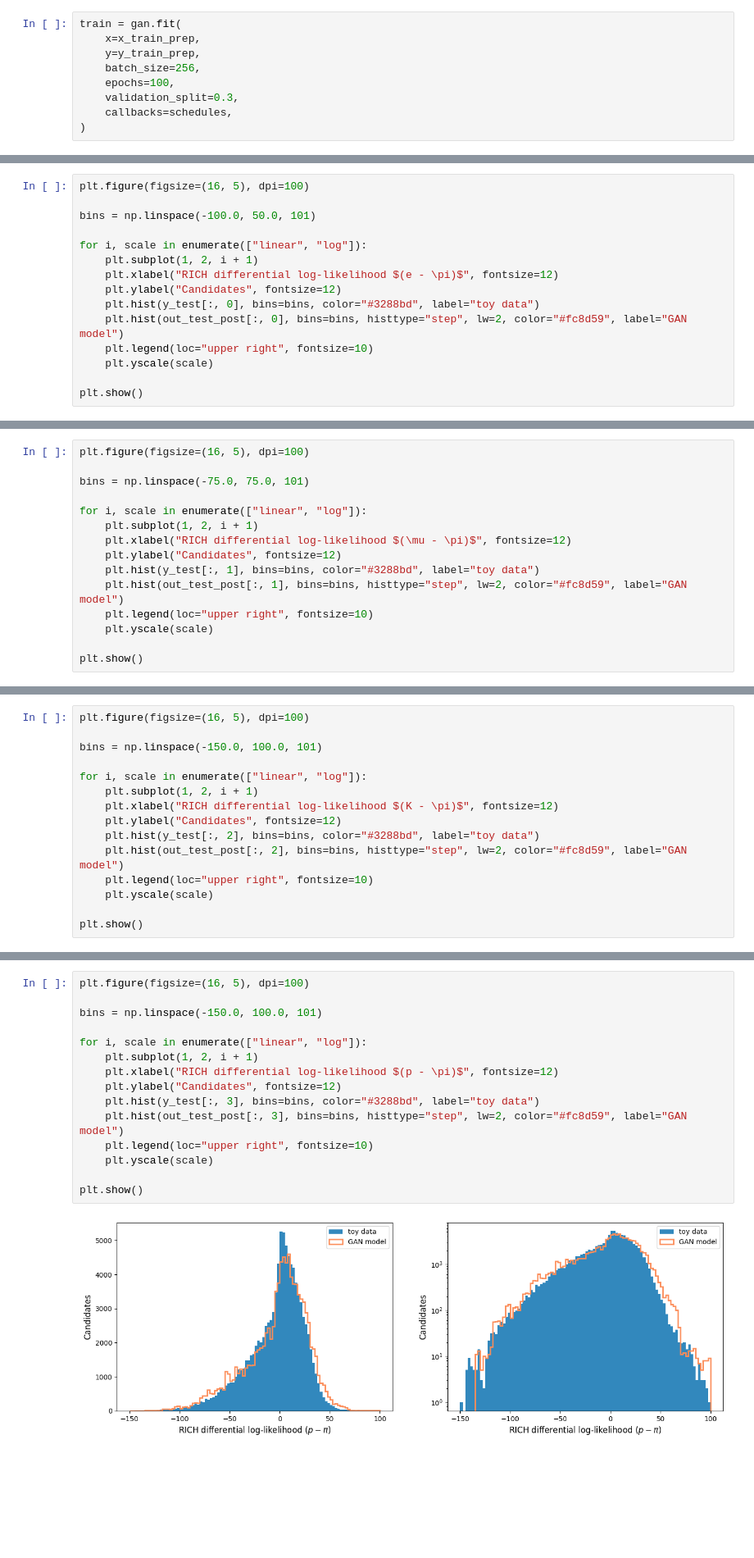
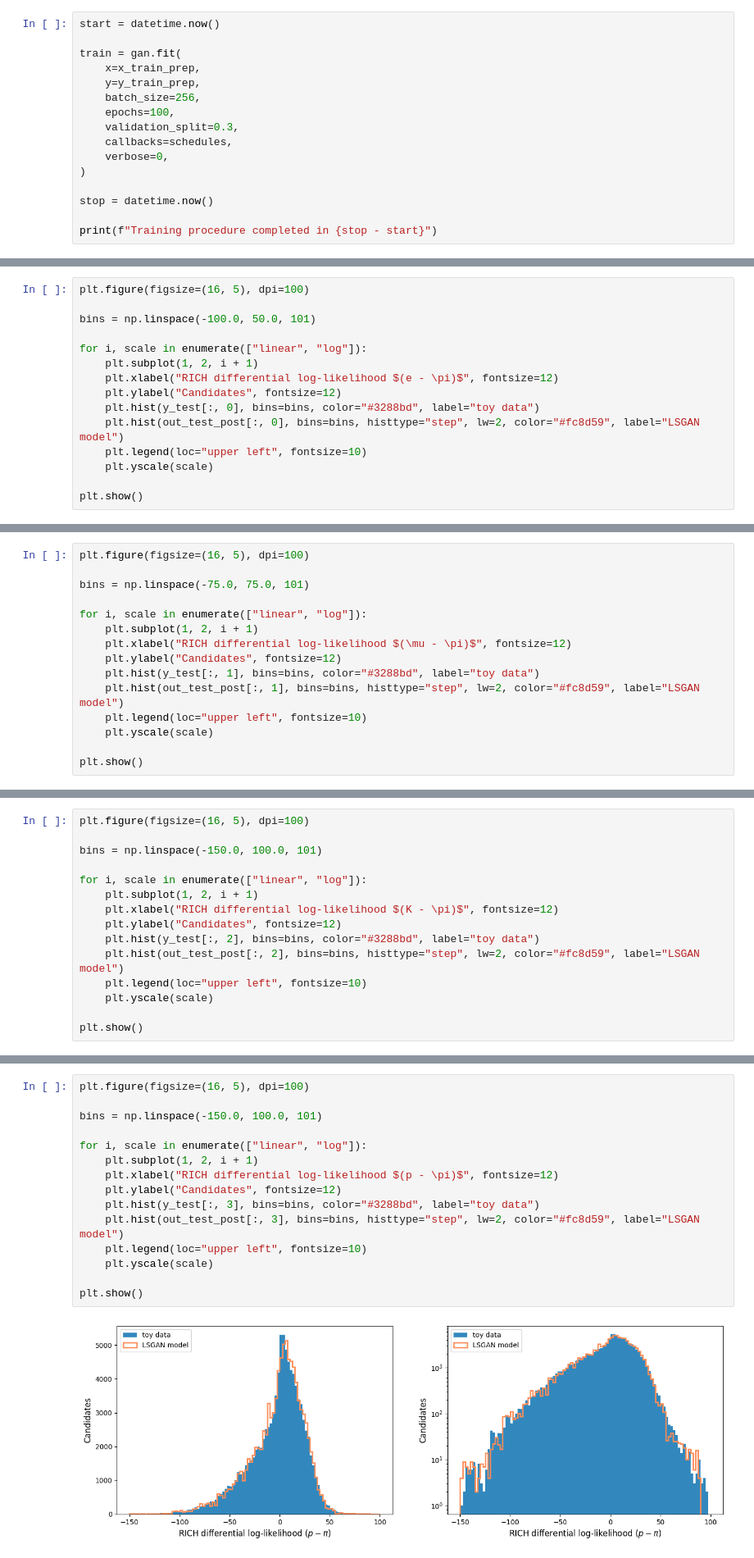
Before and after one commit to mbarbetti/pidgan-notebooks, a Jupyter notebook: tutorial-LSGAN-LHCb_RICH.ipynb, the cells around one changed output, grey strips where cells are left out. Shown at 82% size. Drawn from its saved outputs; the diff is of its cells as text; blank space fills up the shorter version.

```diff
--- a/tutorial-LSGAN-LHCb_RICH.ipynb
+++ b/tutorial-LSGAN-LHCb_RICH.ipynb
@@ -455,4 +471,6 @@ Calling `gan.fit()` allows to perform the **minimax two-players game**, training
 # %%
+start = datetime.now()
+
 train = gan.fit(
     x=x_train_prep,
     y=y_train_prep,
@@ -460,5 +478,10 @@ train = gan.fit(
     epochs=100,
     validation_split=0.3,
     callbacks=schedules,
+    verbose=0,
 )
+
+stop = datetime.now()
+
+print(f"Training procedure completed in {stop - start}")
 # %% [output]
@@ -576,8 +581,8 @@ for i, scale in enumerate(["linear", "log"]):
     plt.xlabel("RICH differential log-likelihood $(e - \pi)$", fontsize=12)
     plt.ylabel("Candidates", fontsize=12)
     plt.hist(y_test[:, 0], bins=bins, color="#3288bd", label="toy data")
-    plt.hist(out_test_post[:, 0], bins=bins, histtype="step", lw=2, color="#fc8d59", label="GAN model")
-    plt.legend(loc="upper right", fontsize=10)
+    plt.hist(out_test_post[:, 0], bins=bins, histtype="step", lw=2, color="#fc8d59", label="LSGAN model")
+    plt.legend(loc="upper left", fontsize=10)
     plt.yscale(scale)
 
 plt.show()
@@ -595,8 +600,8 @@ for i, scale in enumerate(["linear", "log"]):
     plt.xlabel("RICH differential log-likelihood $(\mu - \pi)$", fontsize=12)
     plt.ylabel("Candidates", fontsize=12)
     plt.hist(y_test[:, 1], bins=bins, color="#3288bd", label="toy data")
-    plt.hist(out_test_post[:, 1], bins=bins, histtype="step", lw=2, color="#fc8d59", label="GAN model")
-    plt.legend(loc="upper right", fontsize=10)
+    plt.hist(out_test_post[:, 1], bins=bins, histtype="step", lw=2, color="#fc8d59", label="LSGAN model")
+    plt.legend(loc="upper left", fontsize=10)
     plt.yscale(scale)
 
 plt.show()
@@ -614,8 +619,8 @@ for i, scale in enumerate(["linear", "log"]):
     plt.xlabel("RICH differential log-likelihood $(K - \pi)$", fontsize=12)
     plt.ylabel("Candidates", fontsize=12)
     plt.hist(y_test[:, 2], bins=bins, color="#3288bd", label="toy data")
-    plt.hist(out_test_post[:, 2], bins=bins, histtype="step", lw=2, color="#fc8d59", label="GAN model")
-    plt.legend(loc="upper right", fontsize=10)
+    plt.hist(out_test_post[:, 2], bins=bins, histtype="step", lw=2, color="#fc8d59", label="LSGAN model")
+    plt.legend(loc="upper left", fontsize=10)
     plt.yscale(scale)
 
 plt.show()
@@ -626,20 +631,20 @@ plt.show()
 # %%
 plt.figure(figsize=(16, 5), dpi=100)
 
 bins = np.linspace(-150.0, 100.0, 101)
 
 for i, scale in enumerate(["linear", "log"]):
     plt.subplot(1, 2, i + 1)
     plt.xlabel("RICH differential log-likelihood $(p - \pi)$", fontsize=12)
     plt.ylabel("Candidates", fontsize=12)
     plt.hist(y_test[:, 3], bins=bins, color="#3288bd", label="toy data")
-    plt.hist(out_test_post[:, 3], bins=bins, histtype="step", lw=2, color="#fc8d59", label="GAN model")
-    plt.legend(loc="upper right", fontsize=10)
+    plt.hist(out_test_post[:, 3], bins=bins, histtype="step", lw=2, color="#fc8d59", label="LSGAN model")
+    plt.legend(loc="upper left", fontsize=10)
     plt.yscale(scale)
 
 plt.show()
 # %% [output]
-[figure, old version]
+[figure, new version]
 # %% [markdown]
 ### Model export
 
```
Also changed, not shown: parts of 28 cells of this notebook.
